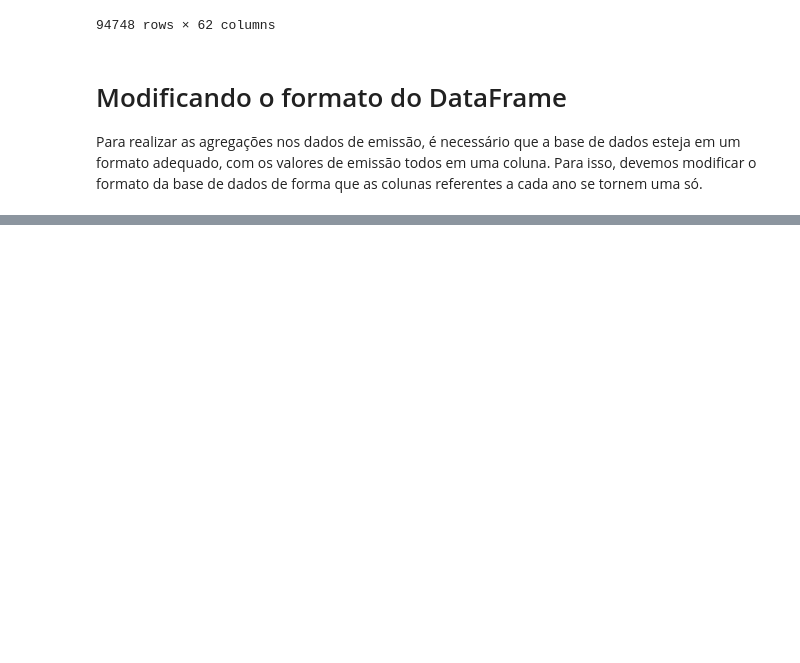
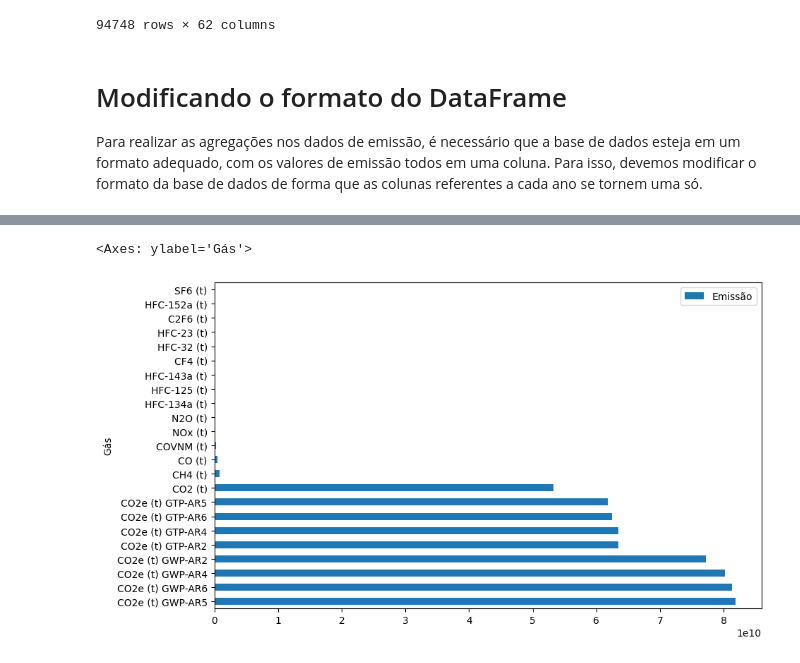
Before and after one commit to Francisco-Alfredo/data-science-statistics, a Jupyter notebook: Emissão_gases_estufa.ipynb, the cells around one changed output, grey strips where cells are left out. Cells and saved outputs as stored; diff of their text form; code cells hidden in the pictures; blank space fills up the shorter version.

```diff
--- a/Emissão_gases_estufa.ipynb
+++ b/Emissão_gases_estufa.ipynb
@@ -175,0 +182,3 @@ Para realizar as agregações nos dados de emissão, é necessário que a base d
+# %%
+colunas_info =list(dados.loc[:,'Nível 1 - Setor':'Produto'].columns)
+colunas_info
@@ -175,0 +205,3 @@ Para realizar as agregações nos dados de emissão, é necessário que a base d
+# %%
+colunas_dados = list(dados.loc[:,1970:2021].columns)
+colunas_dados
@@ -175,0 +244,2 @@ Para realizar as agregações nos dados de emissão, é necessário que a base d
+# %%
+emissoes_por_ano = dados.melt(id_vars = colunas_info, value_vars=colunas_dados, var_name='Ano', value_name='Emissão')
@@ -175,0 +309,3 @@ Para realizar as agregações nos dados de emissão, é necessário que a base d
+# %%
+emissao_por_gas = emissoes_por_ano.groupby('Gás')[['Emissão']].sum().sort_values('Emissão', ascending = False)
+emissao_por_gas
@@ -175,0 +331,5 @@ Para realizar as agregações nos dados de emissão, é necessário que a base d
+# %%
+emissao_por_gas.plot(kind='barh', figsize=(10,6))
+# %% [output]
+<Axes: ylabel='Gás'>
+[figure, added]
```
Also changed, not shown: parts of 17 cells of this notebook.
